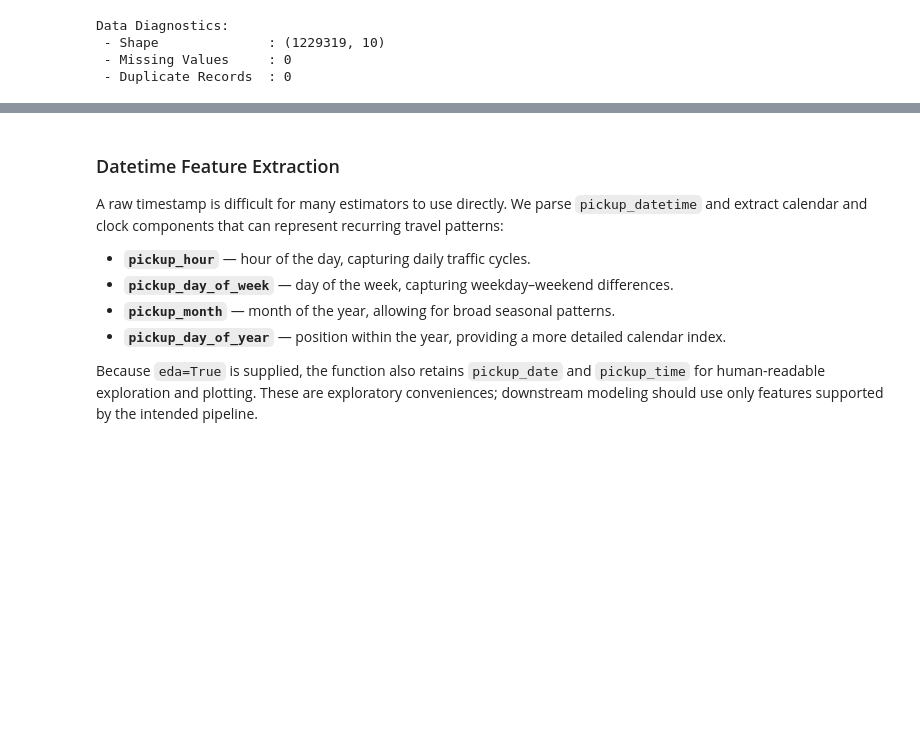
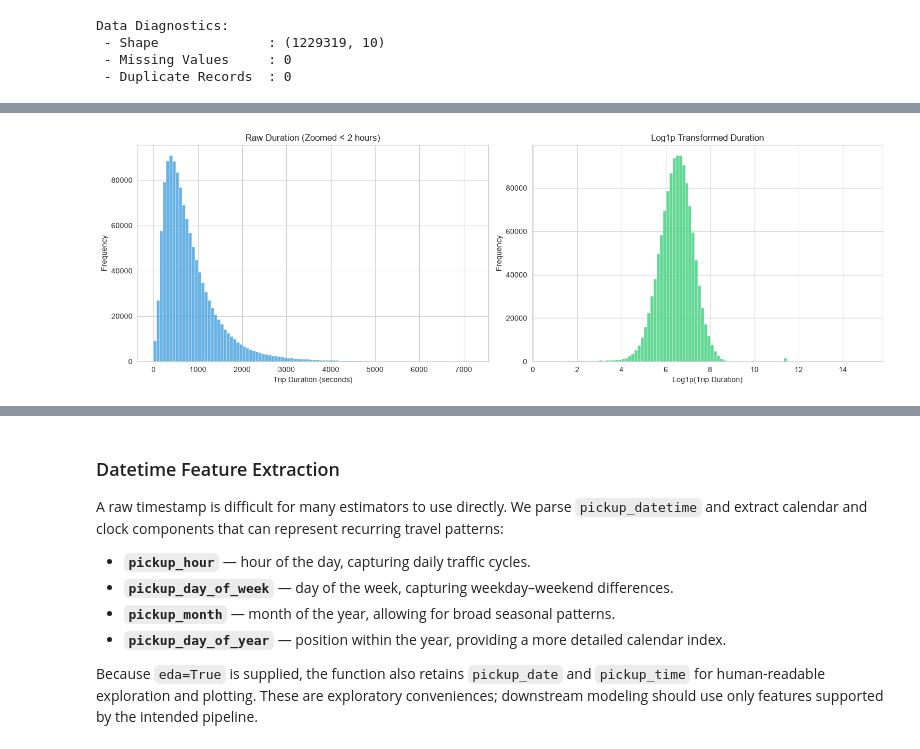
Before and after one commit to mohamedelsayed177/taxi-trip-duration, a Jupyter notebook: notebook/EDA.ipynb, the cells around one changed output, grey strips where cells are left out. Cells and saved outputs as stored; diff of their text form; code cells hidden in the pictures; blank space fills up the shorter version.

```diff
--- a/notebook/EDA.ipynb
+++ b/notebook/EDA.ipynb
@@ -102,0 +121,4 @@ These checks suggest that explicit missing-value imputation and duplicate-row re
+# %%
+plot_target_distribution(df)
+# %% [output]
+[figure, added]
```
Also changed, not shown: parts of 12 cells of this notebook, 1 other file.
